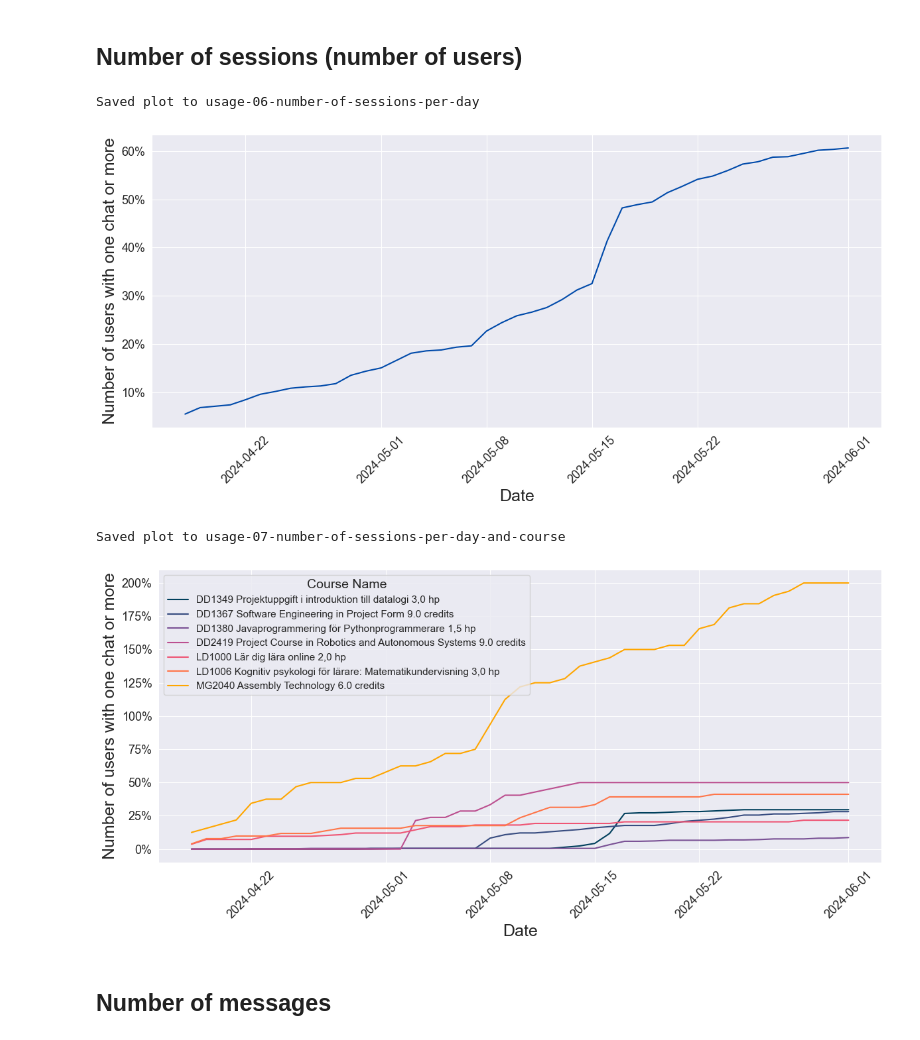
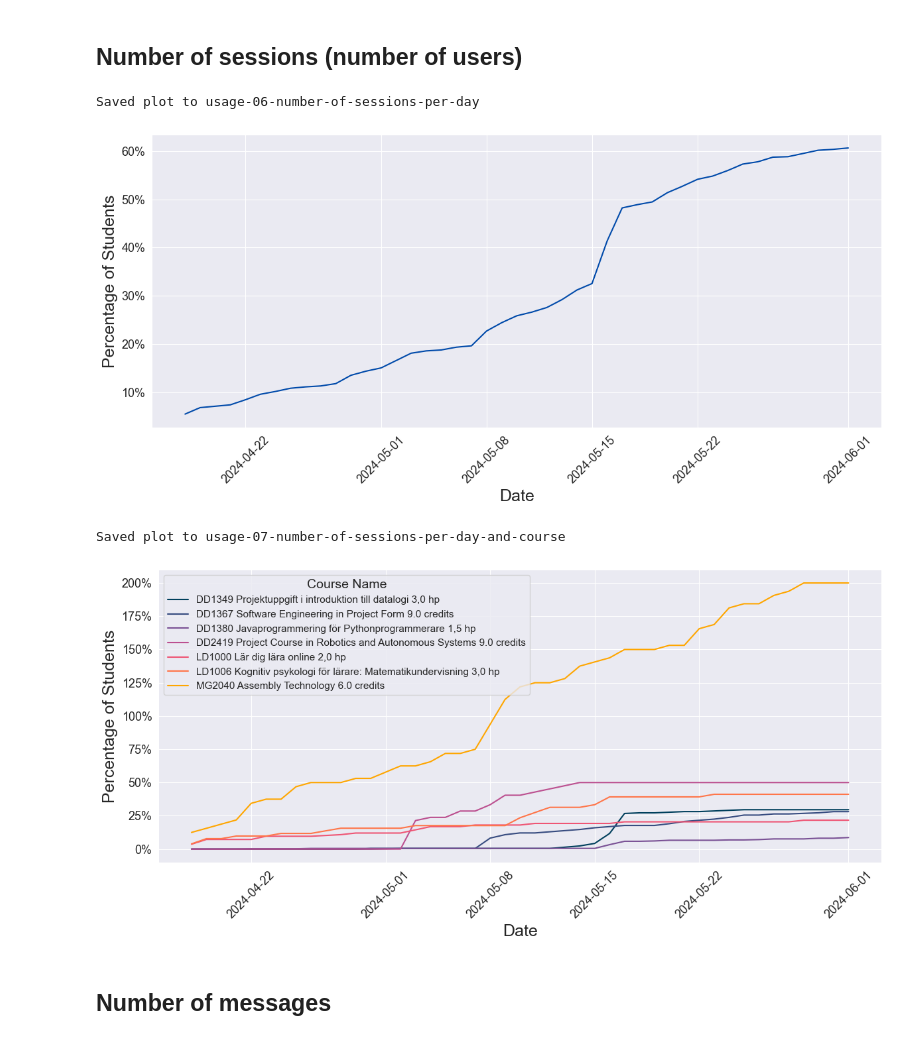
Before and after one commit to nattvara/DA231X, a Jupyter notebook: results/notebooks/usage.ipynb, the cells around one changed output. Drawn from its saved outputs; the diff is of its cells as text; code cells hidden in the pictures.

Commit message:
tweak y-axis label and caption for normalised number of users

```diff
--- a/results/notebooks/usage.ipynb
+++ b/results/notebooks/usage.ipynb
@@ -323,32 +323,32 @@ Saved plot to usage-05-number-of-chats-per-course
 # %%
 df_sessions = dataframes['sessions']
 
 df_sessions['created_at'] = pd.to_datetime(df_sessions['created_at'])
 
 total_students = sum(course_students.values())
 
 df_sessions_filtered = df_sessions[df_sessions['is_test_user'] == False].copy()
 df_sessions_filtered = df_sessions_filtered[pd.to_datetime(df_sessions_filtered['created_at']).dt.date >= pd.to_datetime('2024-04-18').date()]
 
 sessions_per_day = df_sessions_filtered.groupby(df_sessions_filtered['created_at'].dt.date).size()
 
 cumulative_sessions_per_day = (sessions_per_day.cumsum() / total_students) * 100
 
 set_custom_palette(1)
 
 plt.figure(figsize=(12, 6))
 plt.plot(cumulative_sessions_per_day.index, cumulative_sessions_per_day.values, marker='', linestyle='-')
 plt.xlabel('Date')
-plt.ylabel('Number of users with one chat or more')
+plt.ylabel('Percentage of Students')
 plt.grid(True)
 plt.xticks(rotation=45)
 plt.tight_layout()
 plt.gca().yaxis.set_major_formatter(mticker.PercentFormatter())
-save_plot(plt, "usage-06-number-of-sessions-per-day", "Cumulative number of users as percentage of number of users in all participating courses", "fig:usage_06_number_of_sessions_per_day")
+save_plot(plt, "usage-06-number-of-sessions-per-day", "Cumulative number of users as percentage of number of users in all participating courses that had started a chat", "fig:usage_06_number_of_sessions_per_day")
 plt.show()
 # %% [output]
 Saved plot to usage-06-number-of-sessions-per-day
-[figure, old version]
+[figure, new version]
 # %%
 df_chats = dataframes['chats']
 df_sessions = dataframes['sessions']
@@ -380,17 +380,17 @@ for course_name in cumulative_sessions_per_course_percent.columns:
     plt.plot(cumulative_sessions_per_course_percent.index, cumulative_sessions_per_course_percent[course_name], marker='', linestyle='-', label=course_name)
 
 plt.xlabel('Date')
-plt.ylabel('Number of users with one chat or more')
+plt.ylabel('Percentage of Students')
 plt.legend(title='Course Name')
 plt.grid(True)
 plt.xticks(rotation=45)
 plt.tight_layout()
 plt.gca().yaxis.set_major_formatter(mticker.PercentFormatter())
-save_plot(plt, "usage-07-number-of-sessions-per-day-and-course", "Cumulative number of sessions per day in each course as a percentage of the course's students", "fig:usage_07_number_of_sessions_per_day_and_course")
+save_plot(plt, "usage-07-number-of-sessions-per-day-and-course", "Cumulative number of users per day in each course, as a percentage of the course's students, that had started a chat", "fig:usage_07_number_of_sessions_per_day_and_course")
 plt.show()
 # %% [output]
 Saved plot to usage-07-number-of-sessions-per-day-and-course
-[figure, old version]
+[figure, new version]
 # %% [markdown]
 ## Number of messages
 # %%
```
Also changed, not shown: 4 other files.
